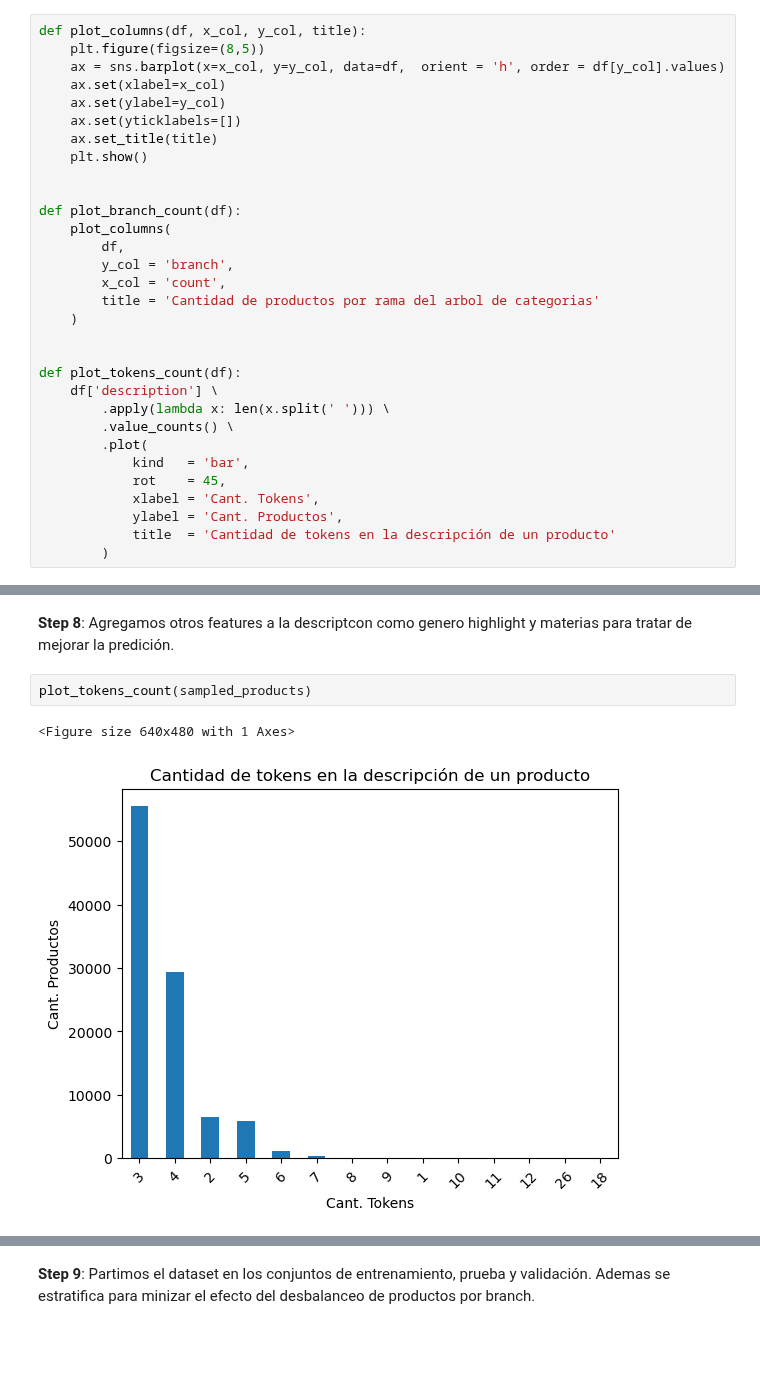
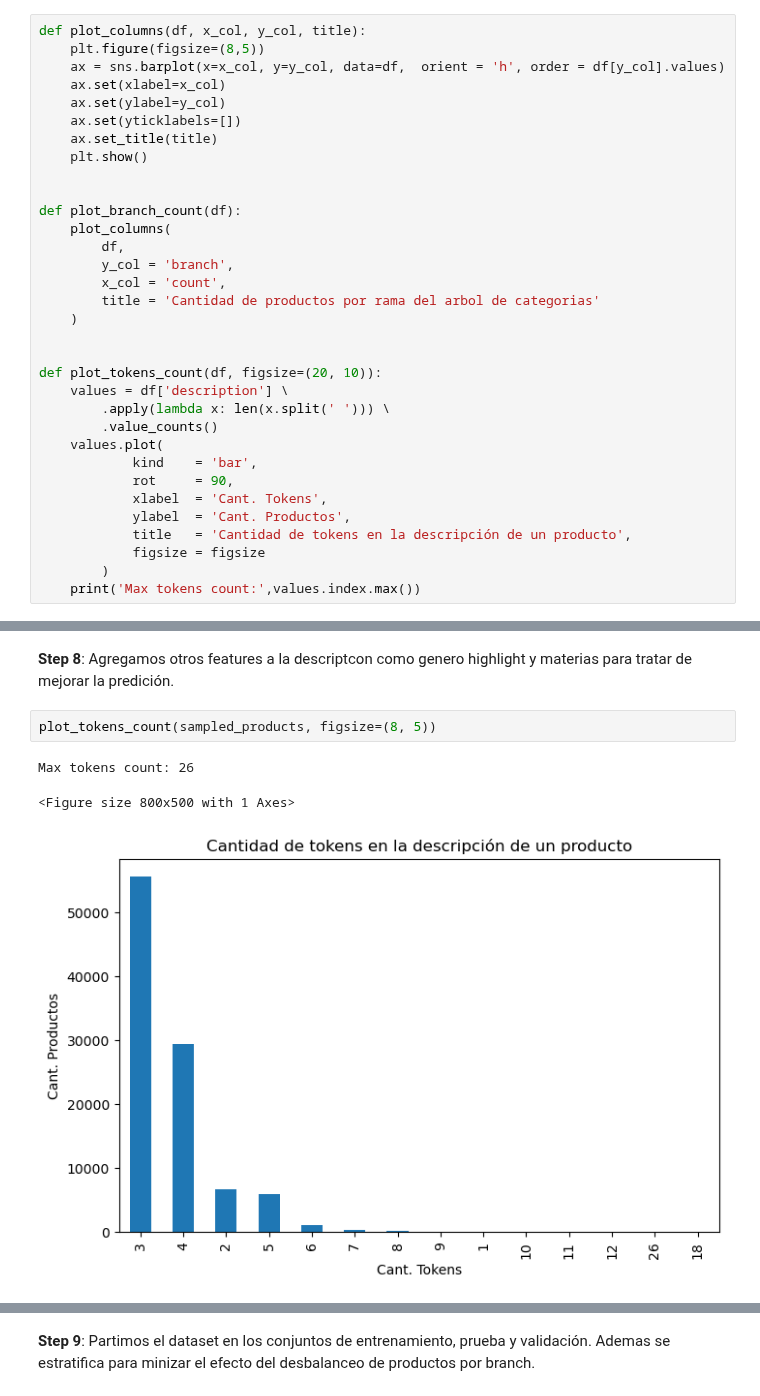
Before and after one commit to magistery-tps/text-mining, a Jupyter notebook: notebooks/fashion-outfits/pre-processing.ipynb, the cells around one changed output, grey strips where cells are left out. Cells and saved outputs as stored; diff of their text form; blank space fills up the shorter version.

```diff
--- a/notebooks/fashion-outfits/pre-processing.ipynb
+++ b/notebooks/fashion-outfits/pre-processing.ipynb
@@ -102,14 +102,16 @@ def plot_branch_count(df):
     )
 
 
-def plot_tokens_count(df):
-    df['description'] \
+def plot_tokens_count(df, figsize=(20, 10)):
+    values = df['description'] \
         .apply(lambda x: len(x.split(' '))) \
-        .value_counts() \
-        .plot(
-            kind   = 'bar',
-            rot    = 45,
-            xlabel = 'Cant. Tokens',
-            ylabel = 'Cant. Productos',
-            title  = 'Cantidad de tokens en la descripción de un producto'
+        .value_counts()
+    values.plot(
+            kind    = 'bar',
+            rot     = 90,
+            xlabel  = 'Cant. Tokens',
+            ylabel  = 'Cant. Productos',
+            title   = 'Cantidad de tokens en la descripción de un producto',
+            figsize = figsize
         )
+    print('Max tokens count:',values.index.max())
@@ -359,7 +412,8 @@ sampled_products['branch_seq'].max()
 # %% [markdown]
 **Step 8**: Agregamos otros features a la descriptcon como genero highlight y materias para tratar de mejorar la predición.
 # %%
-plot_tokens_count(sampled_products)
+plot_tokens_count(sampled_products, figsize=(8, 5))
 # %% [output]
-<Figure size 640x480 with 1 Axes>
+Max tokens count: 26
+<Figure size 800x500 with 1 Axes>
-[figure, old version]
+[figure, new version]
```
Also changed, not shown: parts of 11 cells of this notebook, 3 other files.
